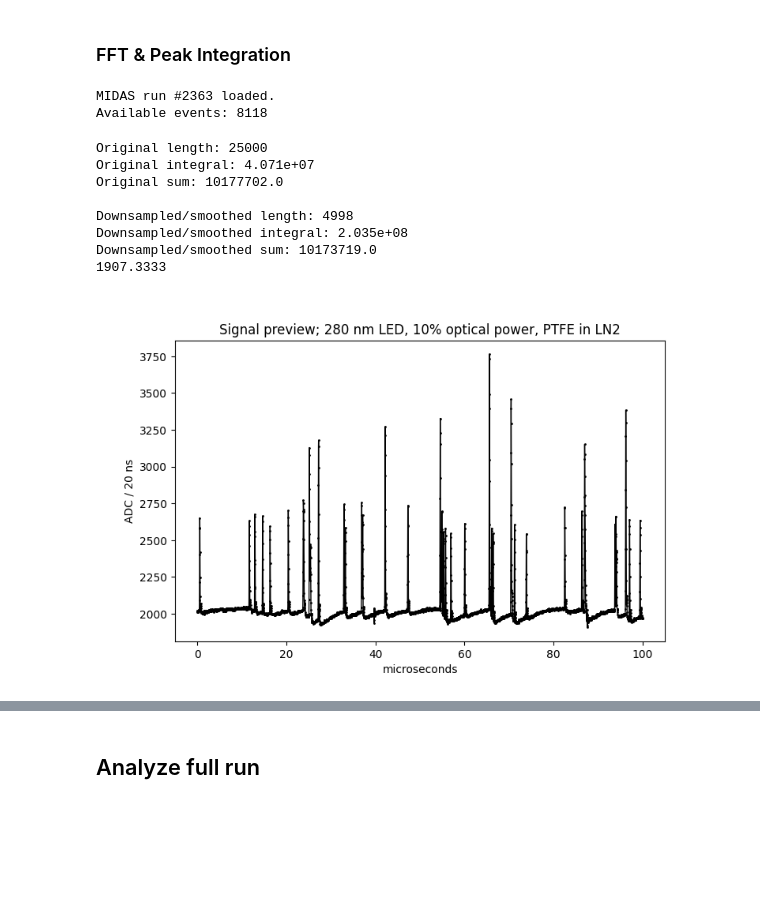
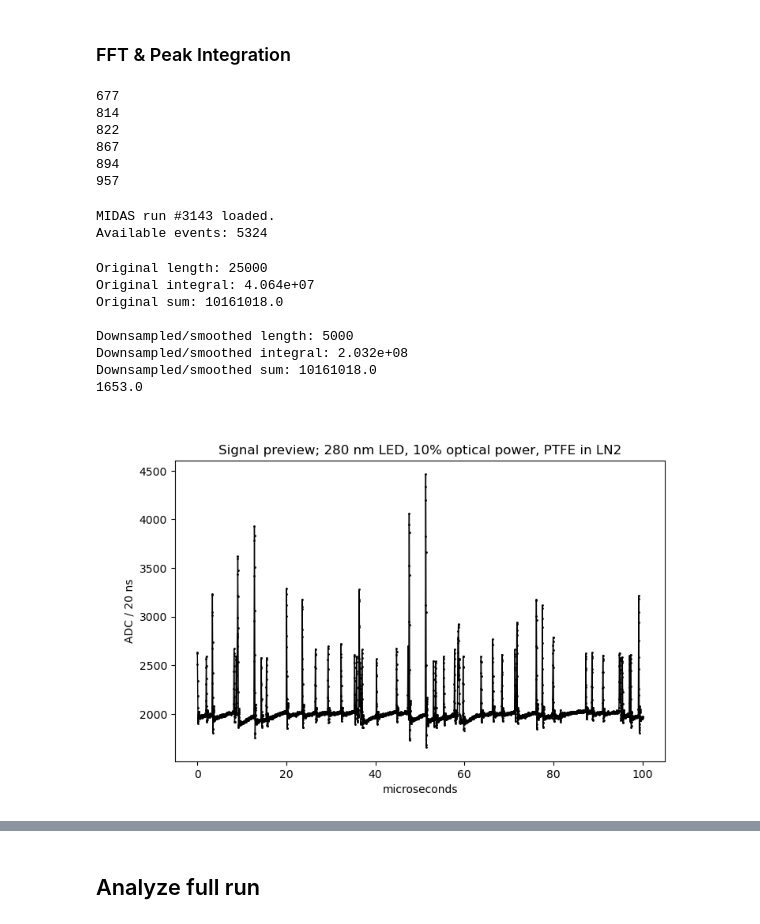
Before and after one commit to peckalec/dm-lab, a Jupyter notebook: REFLECT/SiPM_Analysis.ipynb, the cells around one changed output, grey strips where cells are left out. Cells and saved outputs as stored; diff of their text form; code cells hidden in the pictures; blank space fills up the shorter version.

```diff
--- a/REFLECT/SiPM_Analysis.ipynb
+++ b/REFLECT/SiPM_Analysis.ipynb
@@ -154,13 +154,29 @@ def analyze_sample_manual(inputkey):
     return [rawpeaks,intpeaks_s,intpeaks_m,intpeaks_l,intproms_s,intproms_m,intproms_l]
 # %% [markdown]
 ### FFT & Peak Integration
+# %%
+for sample in range(1000):
+    ahist = inputfile[inputfile.keys()[sample]].values()
+    times = inputfile[inputfile.keys()[sample]].axis(0).edges()
+    signal = ahist
+    time = 0.5*(times[:-1]+times[1:])/1000
+    [time,signal] = downsmoother([time,signal],downsampling,smoothing)
+
+    if max(signal)>2200: print(sample)
+# %% [output]
+677
+814
+822
+867
+894
+957
 # %%
 #### Load file
 
 #inputfile=uproot.open("../../REFLECT/hiletgo/darksignals/output1919.root")
 #inputfile=uproot.open("../../REFLECT/run1/LN2/output2183.root")
-inputfile=uproot.open("../../REFLECT/sipm523/output2363.root") # cold 521 run
-#inputfile=uproot.open("../../REFLECT/sipm523/output1990.root")
+#inputfile=uproot.open("../../REFLECT/run2/output261.root")
+inputfile=uproot.open("../../REFLECT/runLAr.0/output3143.root")
 
 totsamples = int(inputfile.keys()[-1][10:-21])
 
@@ -172,50 +188,50 @@ Available events: {totsamples}")
 #time = csvdata[:,0]
 #signal = csvdata[:,1]
 # %% [output]
-MIDAS run #2363 loaded.
-Available events: 8118
+MIDAS run #3143 loaded.
+Available events: 5324
 # %%
 #### Define Inputs
 startfreq = 12 #start window at frequency startfreq
 hiresrange = 6 # window range
 NyquistProtection = True
 
 downsampling = 2  # average (2n+1) samples and rebin, retaining center bin time
-smoothing = 1     # average (2n+1) samples without rebinning
+smoothing = 0     # average (2n+1) samples without rebinning
 verbose = True
 
 # Select individual sample to tune analysis parameters
-samplenum = 155 #562 # 26 with no peaks
+samplenum = 681 #562 # 26 with no peaks
 
 #### Generate preview
 ahist = inputfile[inputfile.keys()[samplenum]].values()
 times = inputfile[inputfile.keys()[samplenum]].axis(0).edges()
 signal = ahist
 time = 0.5*(times[:-1]+times[1:])/1000
 if (verbose): print(f"Original length: {len(time)} \nOriginal integral: {sum(signal)*(times[1]-times[0]):.3e}\nOriginal sum: {sum(signal)}")
 [time,signal] = downsmoother([time,signal],downsampling,smoothing)
 if (verbose): print(f"\nDownsampled/smoothed length: {len(time)} \nDownsampled/smoothed integral: {sum(signal)*(time[1]-time[0])*1000:.3e}\nDownsampled/smoothed sum: {sum(signal)}")
 
 print(min(signal))
 plt.close()
 plt.plot(time,signal,marker=".",linewidth=1,markersize=2,color="black")
 #plt.title(f"Signal preview; sample number {samplenum}, run {inputfile.keys()[-1][5:9]}")
 plt.title(f"Signal preview; 280 nm LED, 10% optical power, PTFE in LN2")
 plt.xlabel("microseconds")
 plt.ylabel(f"ADC / {(time[1]-time[0])*1000:.0f} ns")
-#plt.xlim(0,10)
+#plt.xlim(80,90)
 #plt.ylim(0,1000)
 plt.show()
 # %% [output]
 Original length: 25000
-Original integral: 4.071e+07
-Original sum: 10177702.0
+Original integral: 4.064e+07
+Original sum: 10161018.0
 
-Downsampled/smoothed length: 4998
-Downsampled/smoothed integral: 2.035e+08
-Downsampled/smoothed sum: 10173719.0
-1907.3333
+Downsampled/smoothed length: 5000
+Downsampled/smoothed integral: 2.032e+08
+Downsampled/smoothed sum: 10161018.0
+1653.0
-[figure, old version]
+[figure, new version]
 # %%
 #### Calculate Fourier amplitudes
 tic()
```
Also changed, not shown: parts of 41 cells of this notebook.
